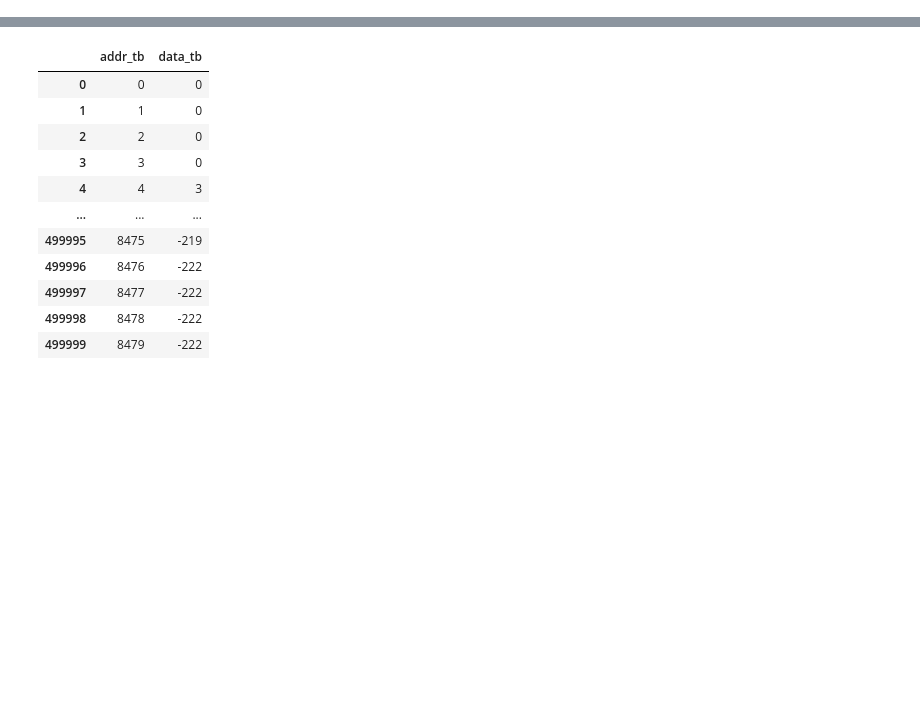
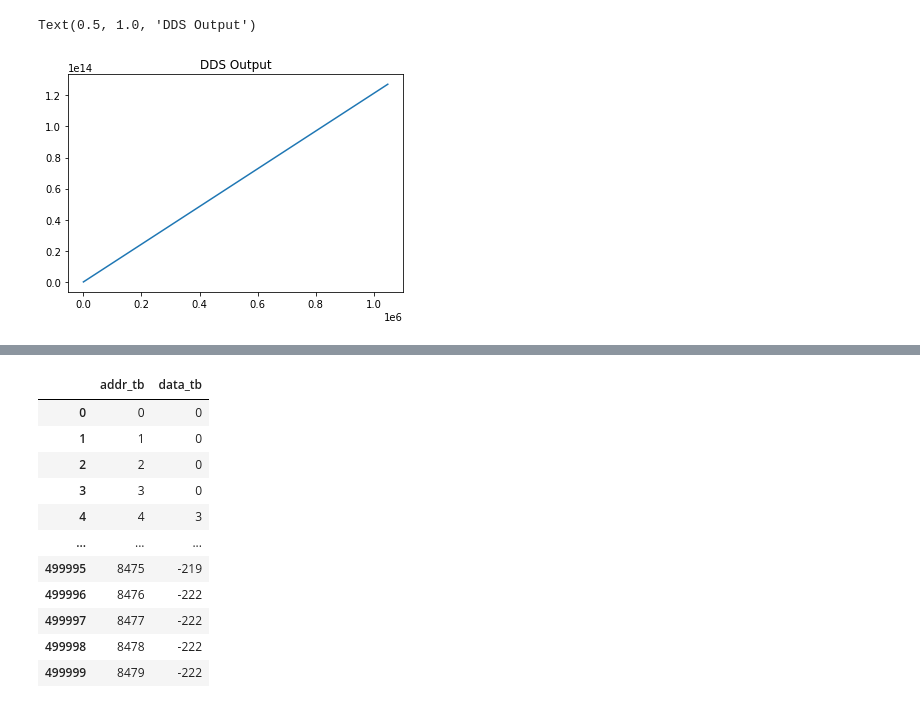
Before and after one commit to Cushychicken/dds-engine, a Jupyter notebook: tools/analyze-sfdr.ipynb, the cells around one changed output, grey strips where cells are left out. Drawn from its saved outputs; the diff is of its cells as text; code cells hidden in the pictures; blank space fills up the shorter version.

```diff
--- a/tools/analyze-sfdr.ipynb
+++ b/tools/analyze-sfdr.ipynb
@@ -7,0 +35,8 @@ import math
+# %%
+freq = 2822400
+tuning = freq_to_tuning(freq)
+freq_actual = tuning_to_freq(tuning)
+
+error = ((freq_actual - freq)/freq) * 100
+print(f"{freq} Hz signal: {tuning:#010x}")
+print(f"{freq_actual} Hz signal: {tuning:#010x} ({error})")
@@ -7,0 +61,11 @@ import math
+# %%
+# Generates a phase accumulator output for a given tuning word
+phase = [ 0 ]
+while len(phase) < (2**20):
+    phase.append(phase[-1] + tuning)
+
+plt.plot(phase)
+plt.title("DDS Output")
+# %% [output]
+Text(0.5, 1.0, 'DDS Output')
+[figure, added]
```
Also changed, not shown: parts of 18 cells of this notebook.
